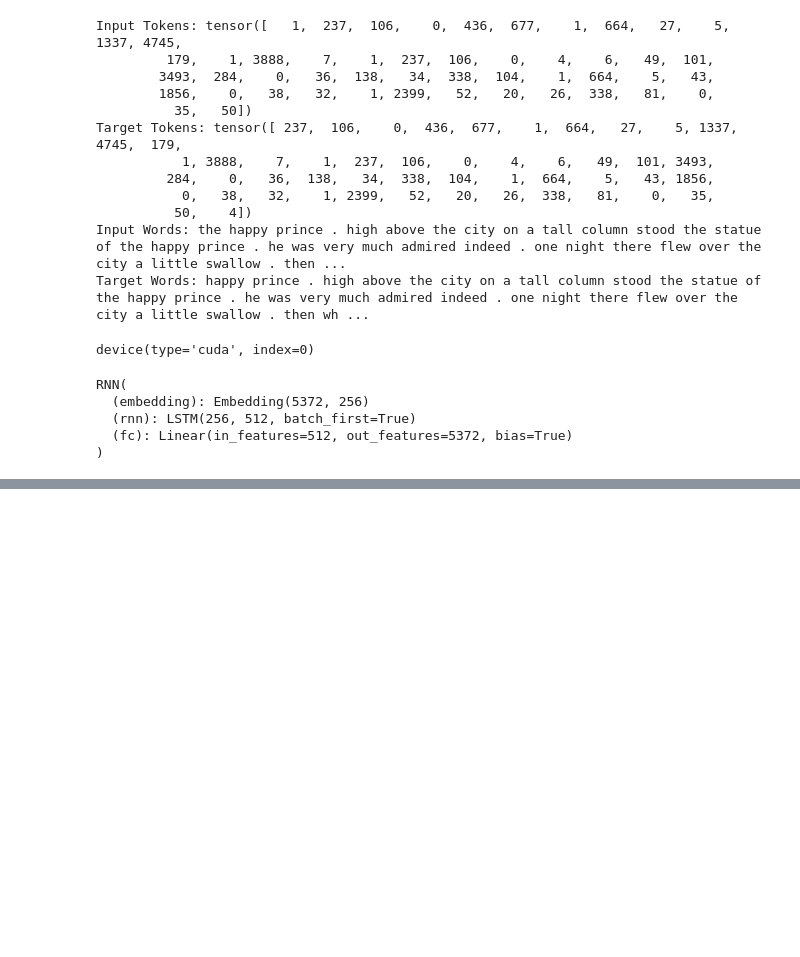
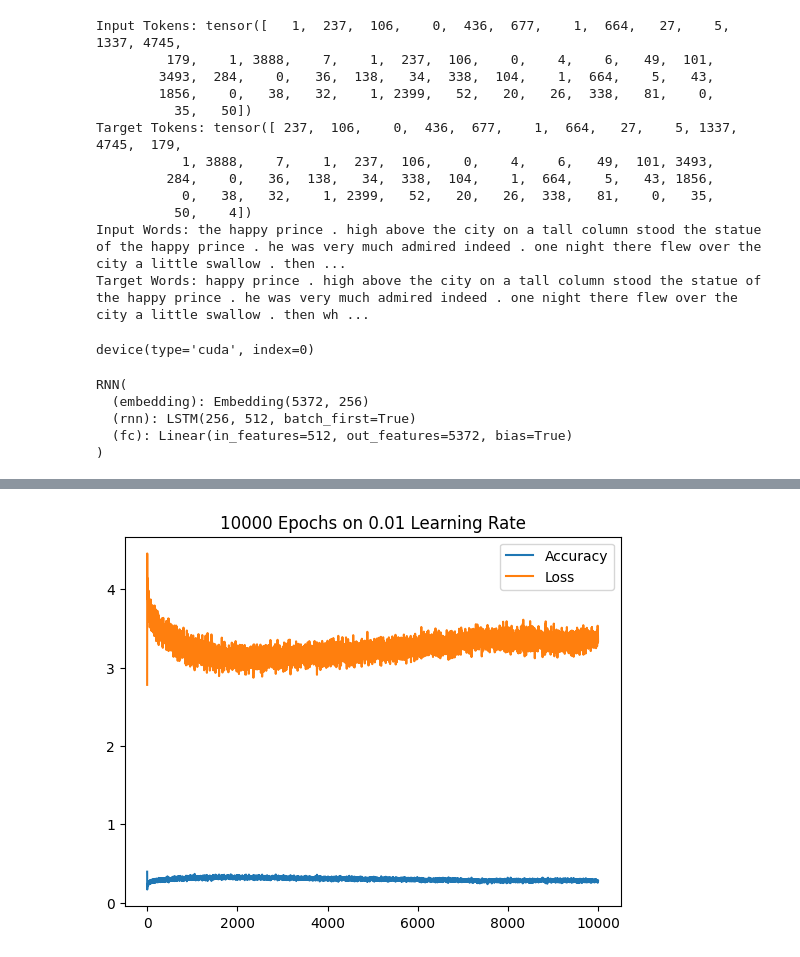
Before and after one commit to PremKumar-V/Advance_Projects, a Jupyter notebook: LLM_Base.ipynb, the cells around one changed output, grey strips where cells are left out. Cells and saved outputs as stored; diff of their text form; code cells hidden in the pictures; blank space fills up the shorter version.

```diff
--- a/LLM_Base.ipynb
+++ b/LLM_Base.ipynb
@@ -310,0 +389,3 @@ The king. said he. shortly went a little further and they stopped. cried the boy
+# %%
+train(model, 0.01, 10000)
+# %% [output]
@@ -310,0 +412 @@ The king. said he. shortly went a little further and they stopped. cried the boy
+[figure, added]
```
Also changed, not shown: parts of 15 cells of this notebook.
